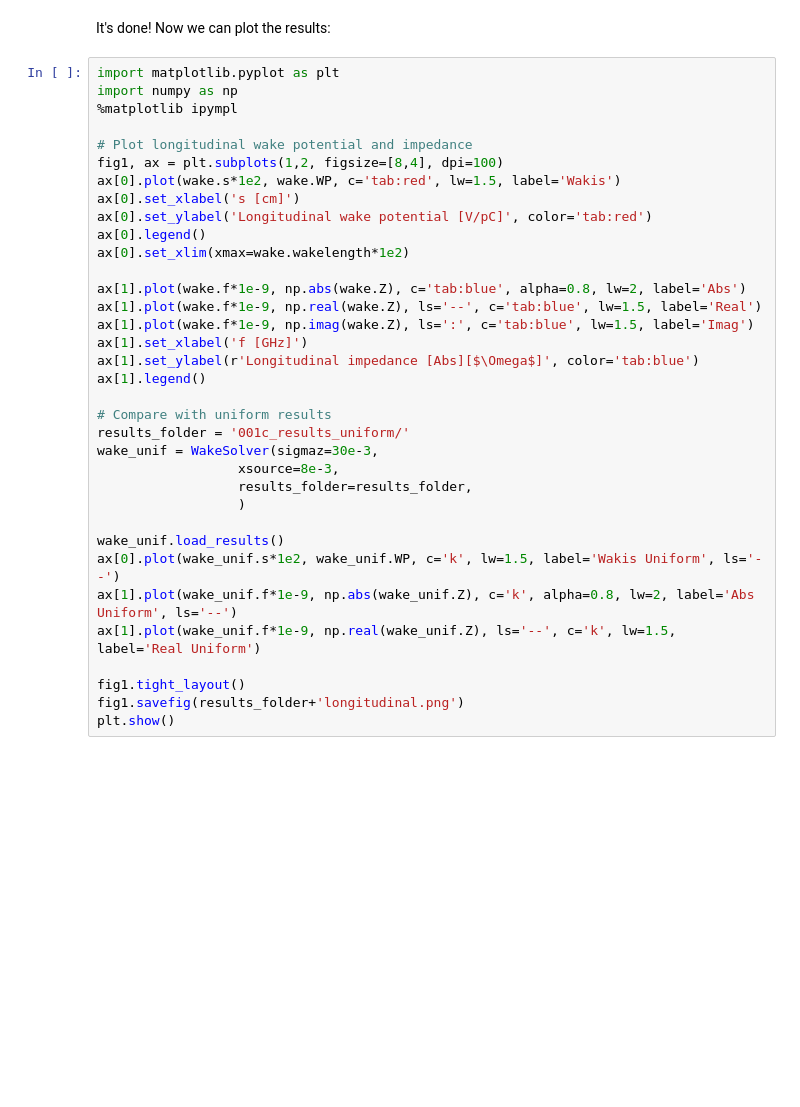
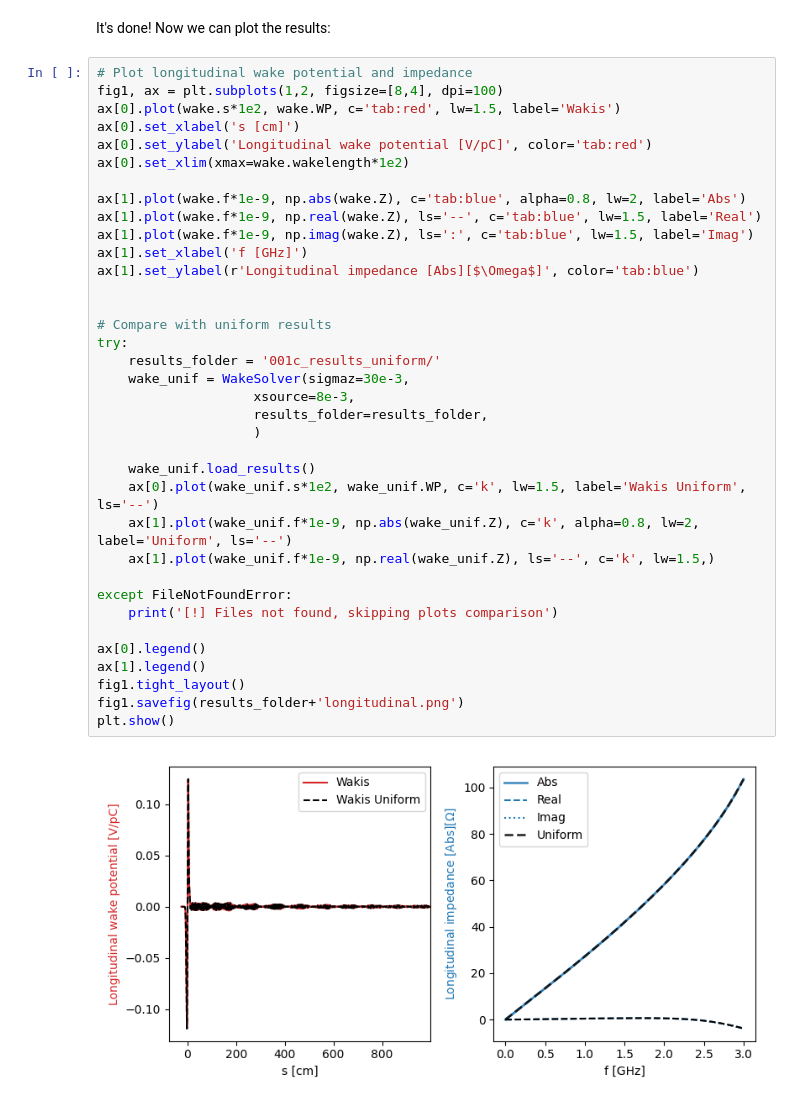
Before and after one commit to ImpedanCEI/wakis, a Jupyter notebook: notebooks/001c_Wakefield-mesh-refinement.ipynb, the cells around one changed output. Drawn from its saved outputs; the diff is of its cells as text; blank space fills up the shorter version.

Commit message:
:art: finalize notebook 001c + improve plot3D on STL when surface is not closed

```diff
--- a/notebooks/001c_Wakefield-mesh-refinement.ipynb
+++ b/notebooks/001c_Wakefield-mesh-refinement.ipynb
@@ -244,40 +333,43 @@ wake.calc_trans_Z(fmax=3e9, samples=2000)
 # %% [markdown]
 It's done! Now we can plot the results:
 # %%
-import matplotlib.pyplot as plt
-import numpy as np
-%matplotlib ipympl
-
 # Plot longitudinal wake potential and impedance
 fig1, ax = plt.subplots(1,2, figsize=[8,4], dpi=100)
 ax[0].plot(wake.s*1e2, wake.WP, c='tab:red', lw=1.5, label='Wakis')
 ax[0].set_xlabel('s [cm]')
 ax[0].set_ylabel('Longitudinal wake potential [V/pC]', color='tab:red')
-ax[0].legend()
 ax[0].set_xlim(xmax=wake.wakelength*1e2)
 
 ax[1].plot(wake.f*1e-9, np.abs(wake.Z), c='tab:blue', alpha=0.8, lw=2, label='Abs')
 ax[1].plot(wake.f*1e-9, np.real(wake.Z), ls='--', c='tab:blue', lw=1.5, label='Real')
 ax[1].plot(wake.f*1e-9, np.imag(wake.Z), ls=':', c='tab:blue', lw=1.5, label='Imag')
 ax[1].set_xlabel('f [GHz]')
 ax[1].set_ylabel(r'Longitudinal impedance [Abs][$\Omega$]', color='tab:blue')
-ax[1].legend()
+
 
 # Compare with uniform results
-results_folder = '001c_results_uniform/'
-wake_unif = WakeSolver(sigmaz=30e-3,
-                  xsource=8e-3,
-                  results_folder=results_folder,
-                  )
+try:
+    results_folder = '001c_results_uniform/'
+    wake_unif = WakeSolver(sigmaz=30e-3,
+                    xsource=8e-3,
+                    results_folder=results_folder,
+                    )
 
-wake_unif.load_results()
-ax[0].plot(wake_unif.s*1e2, wake_unif.WP, c='k', lw=1.5, label='Wakis Uniform', ls='--')
-ax[1].plot(wake_unif.f*1e-9, np.abs(wake_unif.Z), c='k', alpha=0.8, lw=2, label='Abs Uniform', ls='--')
-ax[1].plot(wake_unif.f*1e-9, np.real(wake_unif.Z), ls='--', c='k', lw=1.5, label='Real Uniform')
+    wake_unif.load_results()
+    ax[0].plot(wake_unif.s*1e2, wake_unif.WP, c='k', lw=1.5, label='Wakis Uniform', ls='--')
+    ax[1].plot(wake_unif.f*1e-9, np.abs(wake_unif.Z), c='k', alpha=0.8, lw=2, label='Uniform', ls='--')
+    ax[1].plot(wake_unif.f*1e-9, np.real(wake_unif.Z), ls='--', c='k', lw=1.5,)
 
+except FileNotFoundError:
+    print('[!] Files not found, skipping plots comparison')
+
+ax[0].legend()
+ax[1].legend()
 fig1.tight_layout()
 fig1.savefig(results_folder+'longitudinal.png')
 plt.show()
+# %% [output]
+[figure, added]
 # %%
 # Plot transverse x wake potential and impedance
 fig2, ax = plt.subplots(1,2, figsize=[8,4], dpi=100)
```
Also changed, not shown: parts of 16 cells of this notebook, 1 other file.
